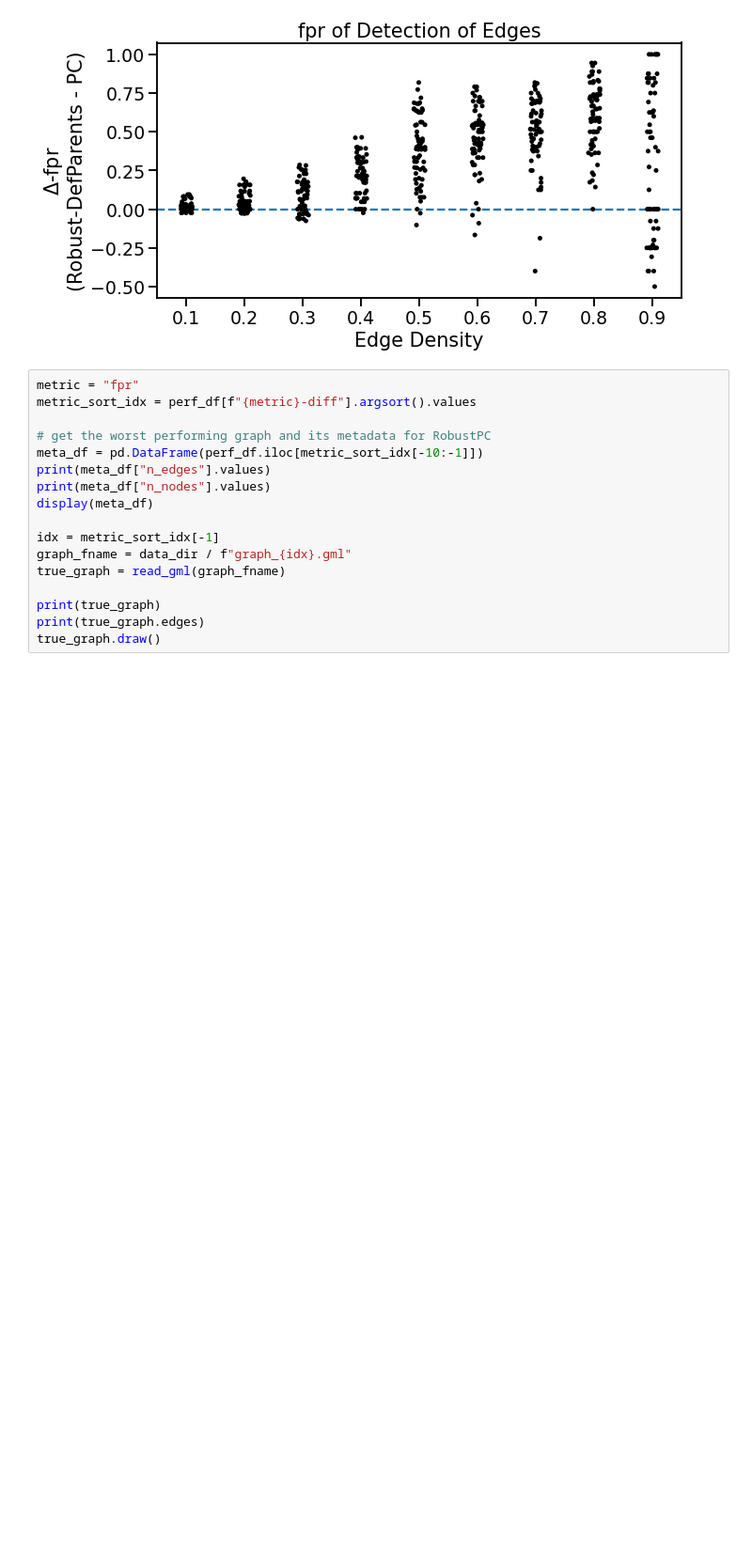
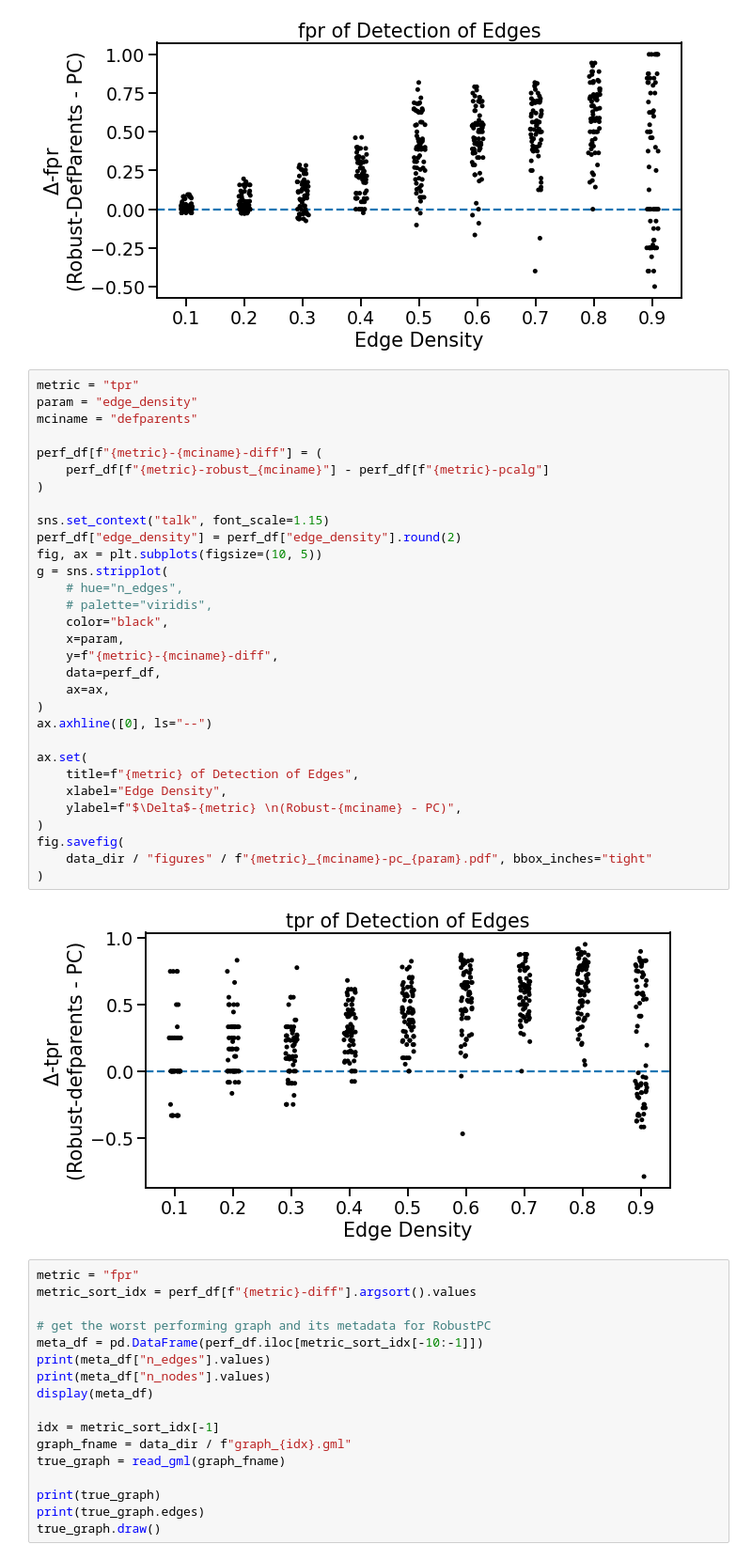
Before and after one commit to adam2392/causal-networkx, a Jupyter notebook: experiments/analyze_simulated_graphs.ipynb, the cells around one changed output. Shown at 94% size. Drawn from its saved outputs; the diff is of its cells as text; blank space fills up the shorter version.

```diff
--- a/experiments/analyze_simulated_graphs.ipynb
+++ b/experiments/analyze_simulated_graphs.ipynb
@@ -455,6 +455,39 @@ fig.savefig(
 )
 # %% [output]
 [figure]
+# %%
+metric = "tpr"
+param = "edge_density"
+mciname = "defparents"
+
+perf_df[f"{metric}-{mciname}-diff"] = (
+    perf_df[f"{metric}-robust_{mciname}"] - perf_df[f"{metric}-pcalg"]
+)
+
+sns.set_context("talk", font_scale=1.15)
+perf_df["edge_density"] = perf_df["edge_density"].round(2)
+fig, ax = plt.subplots(figsize=(10, 5))
+g = sns.stripplot(
+    # hue="n_edges",
+    # palette="viridis",
+    color="black",
+    x=param,
+    y=f"{metric}-{mciname}-diff",
+    data=perf_df,
+    ax=ax,
+)
+ax.axhline([0], ls="--")
+
+ax.set(
+    title=f"{metric} of Detection of Edges",
+    xlabel="Edge Density",
+    ylabel=f"$\Delta$-{metric} \n(Robust-{mciname} - PC)",
+)
+fig.savefig(
+    data_dir / "figures" / f"{metric}_{mciname}-pc_{param}.pdf", bbox_inches="tight"
+)
+# %% [output]
+[figure, added]
 # %%
 metric = "fpr"
 metric_sort_idx = perf_df[f"{metric}-diff"].argsort().values
```
Also changed, not shown: 1 other file.
